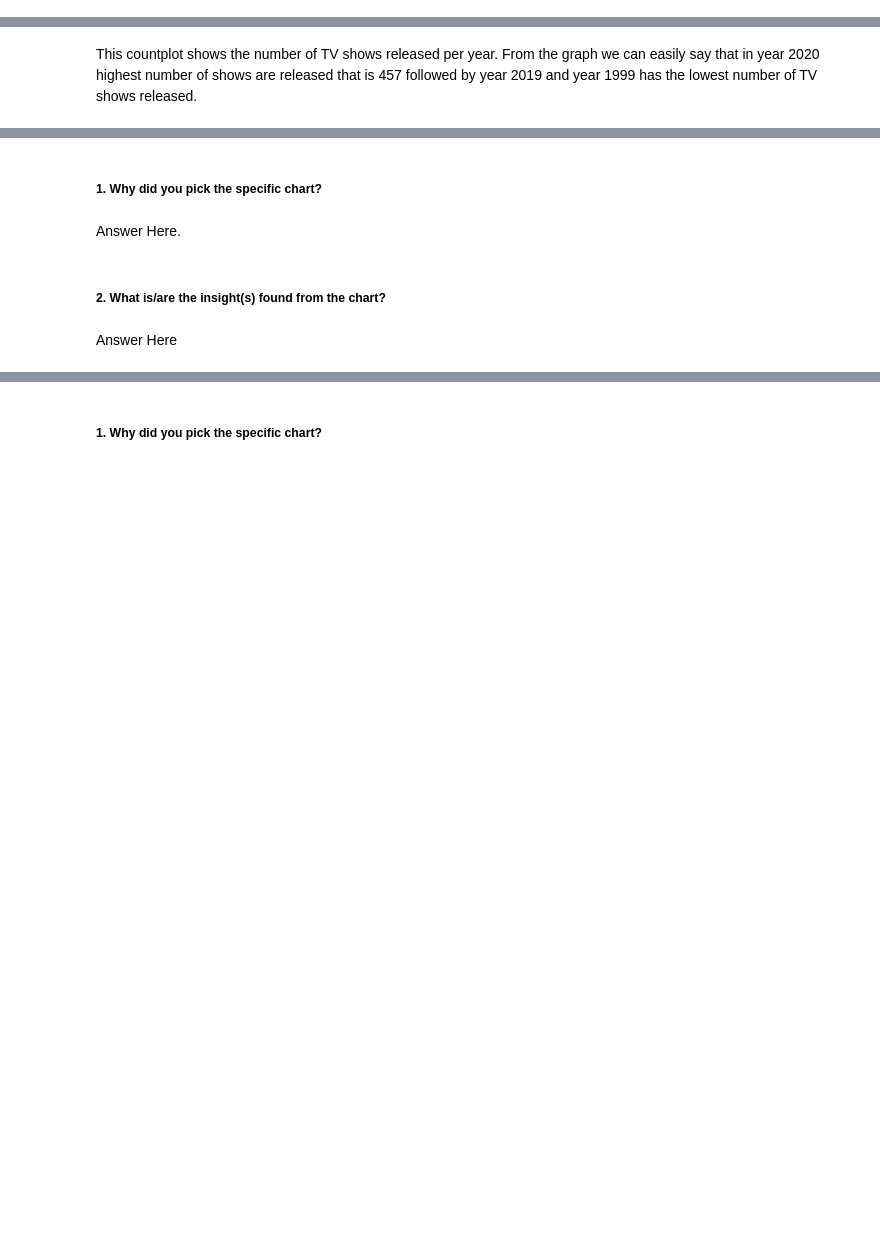
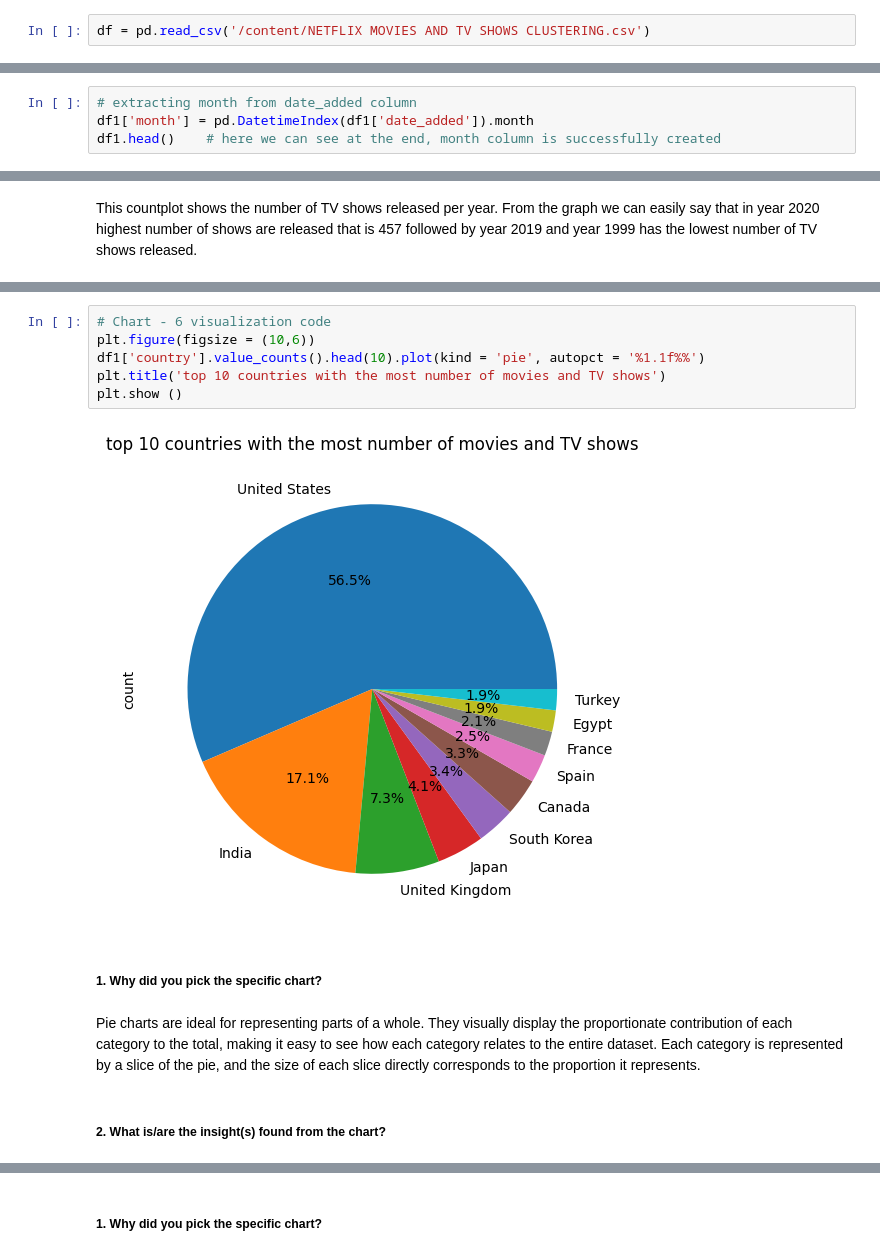
Before and after one commit to ish-war/netflix-movies-shows, a Jupyter notebook: ishwar_ML_project.ipynb, the cells around one changed output, grey strips where cells are left out. Drawn from its saved outputs; the diff is of its cells as text; blank space fills up the shorter version.

```diff
--- a/ishwar_ML_project.ipynb
+++ b/ishwar_ML_project.ipynb
@@ -148,3 +146,5 @@ df = pd.read_csv('/content/drive/MyDrive/NETFLIX MOVIES AND TV SHOWS CLUSTERING.
+# %%
+df = pd.read_csv('/content/NETFLIX MOVIES AND TV SHOWS CLUSTERING.csv')
 # %% [markdown]
 ### Dataset First View
 # %%
@@ -418,3 +418,7 @@ Here, we can see that we do not have any null or duplicate or missing value in o
 
 movies = df1[df1['type'] == 'Movie']
 tv_shows = df1[df1['type'] == 'TV Show']
+# %%
+# extracting month from date_added column
+df1['month'] = pd.DatetimeIndex(df1['date_added']).month
+df1.head()    # here we can see at the end, month column is successfully created
@@ -608,8 +634,14 @@ This countplot shows the number of TV shows released per year. From the graph we
+# %%
+# Chart - 6 visualization code
+plt.figure(figsize = (10,6))
+df1['country'].value_counts().head(10).plot(kind = 'pie', autopct = '%1.1f%%')
+plt.title('top 10 countries with the most number of movies and TV shows')
+plt.show ()
+# %% [output]
+[figure, added]
 # %% [markdown]
 ##### 1. Why did you pick the specific chart?
-# %% [markdown]
-Answer Here.
+# %% [markdown]
+Pie charts are ideal for representing parts of a whole. They visually display the proportionate contribution of each category to the total, making it easy to see how each category relates to the entire dataset. Each category is represented by a slice of the pie, and the size of each slice directly corresponds to the proportion it represents.
 # %% [markdown]
 ##### 2. What is/are the insight(s) found from the chart?
-# %% [markdown]
-Answer Here
```
Also changed, not shown: parts of 74 cells of this notebook.
